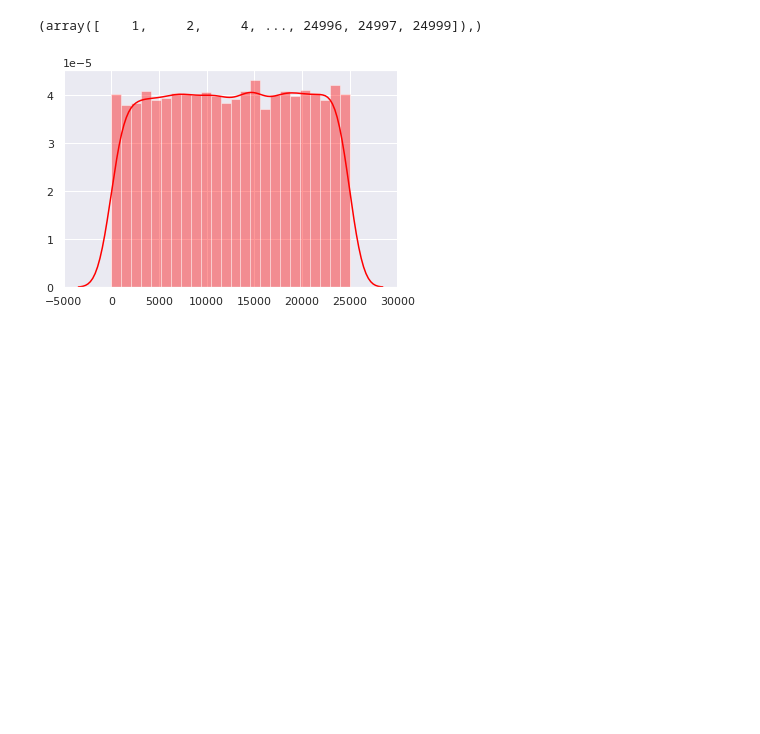
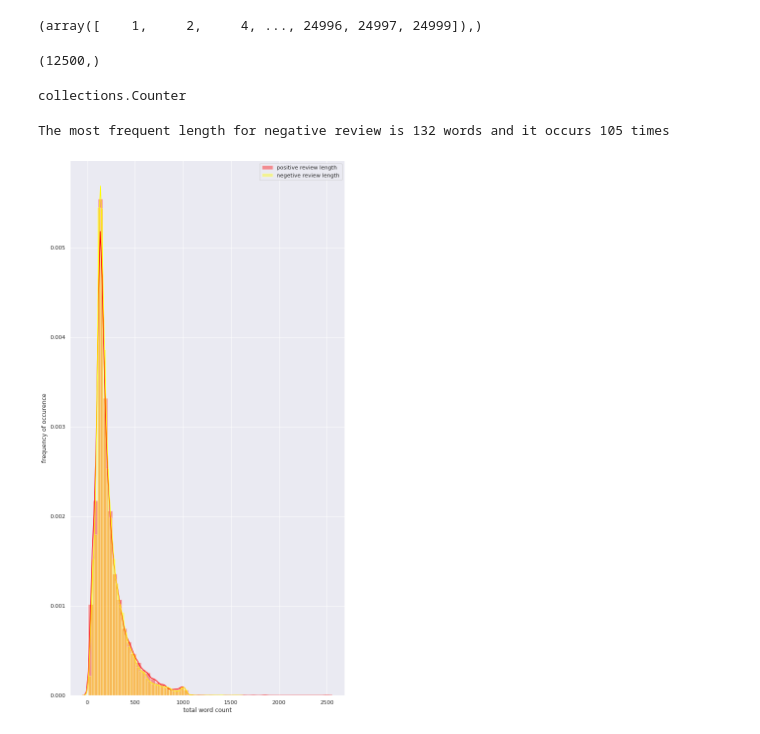
Before and after one commit to parlad/semantic_analysis_using_NLP-Manning-Project, a Jupyter notebook: txt-classification-using-nlp.ipynb, the cells around one changed output. Cells and saved outputs as stored; diff of their text form; code cells hidden in the pictures; blank space fills up the shorter version.

Commit message:
updating seaborn plot

```diff
--- a/txt-classification-using-nlp.ipynb
+++ b/txt-classification-using-nlp.ipynb
@@ -149,0 +172,4 @@ plt.show()
+# %%
+positive_index = np.where(y_train == 1)
+positive_reviews = x_train[positive_index]
+np.shape(positive_reviews)
@@ -149,0 +180,5 @@ plt.show()
+# %%
+positive_review_length = [len(i) for i in positive_reviews]
+
+from collections import Counter
+type(Counter(positive_review_length))
@@ -153,9 +196,32 @@ negetive_review_location = np.where(train_labels < 1)
 negetive_review_location
 # %% [output]
 (array([    1,     2,     4, ..., 24996, 24997, 24999]),)
-# %%
-# seaborn plot fr negetive review
-sns.distplot( negetive_review_location , color="red", label="Sepal Width")
-plt.show()
-# %% [output]
-[figure, removed]
+# %%
+negative_index = np.where(y_train == 0)
+negative_reviews = x_train[negative_index]
+np.shape(negative_reviews)
+# %% [output]
+(12500,)
+# %%
+negative_review_length = [len(i) for i in negative_reviews]
+from collections import Counter
+type(Counter(positive_review_length))
+# %% [output]
+collections.Counter
+# %%
+negative_most_common_length,n_frequency_of_occurrence = Counter(negative_review_length).most_common(1)[0]
+print('The most frequent length for negative review is %d words and it occurs %d times' %(negative_most_common_length,n_frequency_of_occurrence))
+# %% [output]
+The most frequent length for negative review is 132 words and it occurs 105 times
+# %%
+# seaborn plot
+fig, ax = plt.subplots(figsize=(20, 12))
+
+sns.distplot( positive_review_length , color="red", label="positive review length")
+sns.distplot( negative_review_length , color="yellow", label="negetive review length")
+ax.legend()
+ax.set(xlabel='total word count', ylabel='frequency of occurence')
+
+plt.show()
+# %% [output]
+[figure, added]
```
Also changed, not shown: parts of 17 cells of this notebook.
